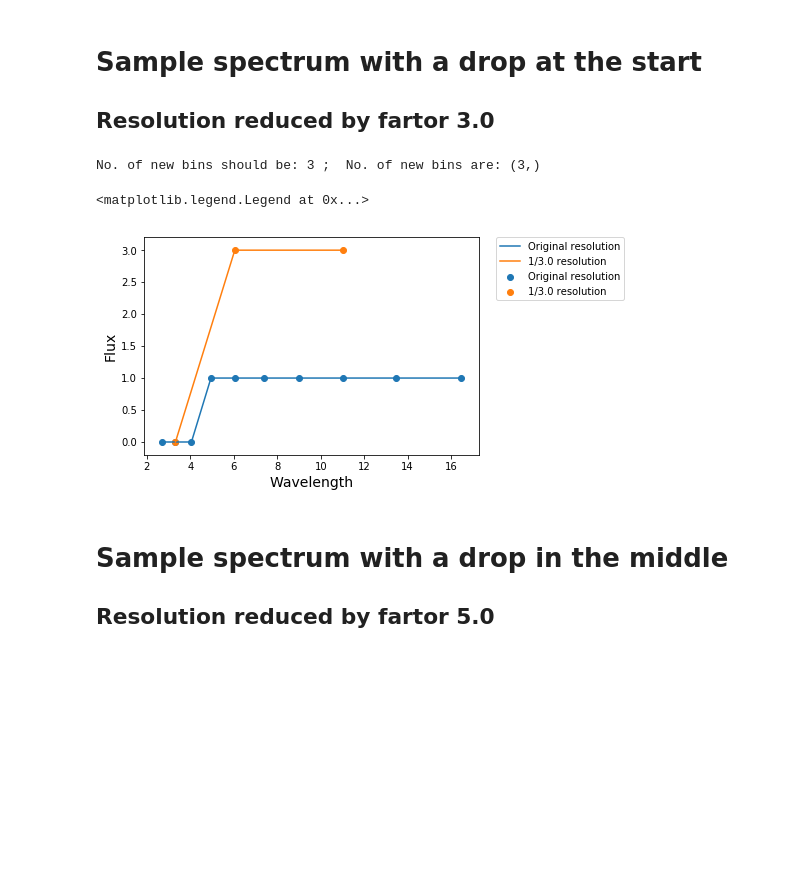
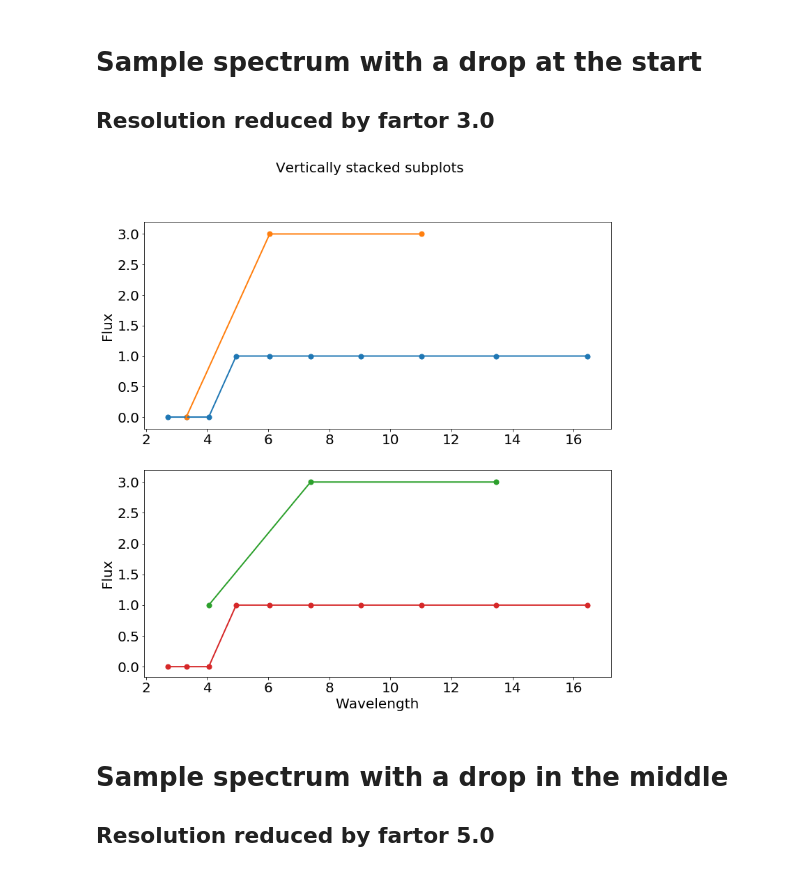
Before and after one commit to umerudel/SESNspectraPCA, a Jupyter notebook: code/test.ipynb, the cells around one changed output. Cells and saved outputs as stored; diff of their text form; code cells hidden in the pictures; blank space fills up the shorter version.

Commit message:
added code to skip bins from right

```diff
--- a/code/test.ipynb
+++ b/code/test.ipynb
@@ -7,22 +125,39 @@ from BinSpectra import binspec
 
 ## Resolution reduced by fartor 3.0
 # %%
-wvl_start = np.exp(np.arange(1., 3., 0.2))
-f_start = np.ones(len(wvl_start))
-f_start[0:3] = 0
-ns_start = binspec(wvl_start, f_start, f_start, 3.0)
-print("No. of new bins should be:", int(float(len(wvl_start)) / 3.0),  ";  No. of new bins are:", ns_start[0].shape)
-plt.plot(wvl_start, f_start, label="Original resolution")
-plt.scatter(wvl_start, f_start, label="Original resolution")
-plt.plot(ns_start[0], ns_start[1], label="1/3.0 resolution")
-plt.scatter(ns_start[0], ns_start[1], label="1/3.0 resolution")
-plt.xlabel('Wavelength', fontsize=14)
-plt.ylabel('Flux', fontsize=14)
-plt.legend(bbox_to_anchor=(1.05, 1), loc='upper left', borderaxespad=0.)
+wvl = np.exp(np.arange(1., 3., 0.2))
+flux = np.ones(len(wvl))
+flux[0:3] = 0
+ns_left = binspec_left(wvl, flux, flux, 3.0)
+ns_right = binspec_right(wvl, flux, flux, 3.0)
+#print("No. of new bins should be:", int(float(len(wvl)) / 3.0),  ";  No. of new bins are:", len(ns_right[0]))
+fig, axs = plt.subplots(2, figsize=(12,12))
+fig.suptitle('Vertically stacked subplots', fontsize=20)
+axs[0].plot(wvl, flux, linewidth=2)
+axs[0].scatter(wvl, flux,  s=50)
+axs[0].plot(ns_left[0], ns_left[1], linewidth=2)
+axs[0].scatter(ns_left[0], ns_left[1],  s=50)
+axs[1].plot(wvl, flux, 'tab:red', linewidth=2)
+axs[1].scatter(wvl, flux, s=50, c='tab:red')
+axs[1].plot(ns_right[0], ns_right[1], 'tab:green', linewidth=2)
+axs[1].scatter(ns_right[0], ns_right[1],  s=50, c='tab:green')
+axs[1].set_xlabel('Wavelength', fontsize=20)
+axs[0].set_ylabel('Flux', fontsize='20')
+axs[1].set_ylabel('Flux', fontsize='20')
+axs[0].tick_params(axis='both', which='major', labelsize=20)
+axs[1].tick_params(axis='both', which='major', labelsize=20)
+fig.savefig('plot.pdf')
+
+
+#plt.plot(wvl_start, f_start, label="Original resolution")
+#plt.scatter(wvl_start, f_start, label="Original resolution")
+#plt.plot(ns_start[0], ns_start[1], label="1/3.0 resolution")
+#plt.scatter(ns_start[0], ns_start[1], label="1/3.0 resolution")
+#plt.xlabel('Wavelength', fontsize=14)
+#plt.ylabel('Flux', fontsize=14)
+#plt.legend
 # %% [output]
-No. of new bins should be: 3 ;  No. of new bins are: (3,)
-<matplotlib.legend.Legend at 0x...>
-[figure, old version]
+[figure, new version]
 # %% [markdown]
 # Sample spectrum with a drop in the middle
 
```
Also changed, not shown: parts of 5 cells of this notebook.
